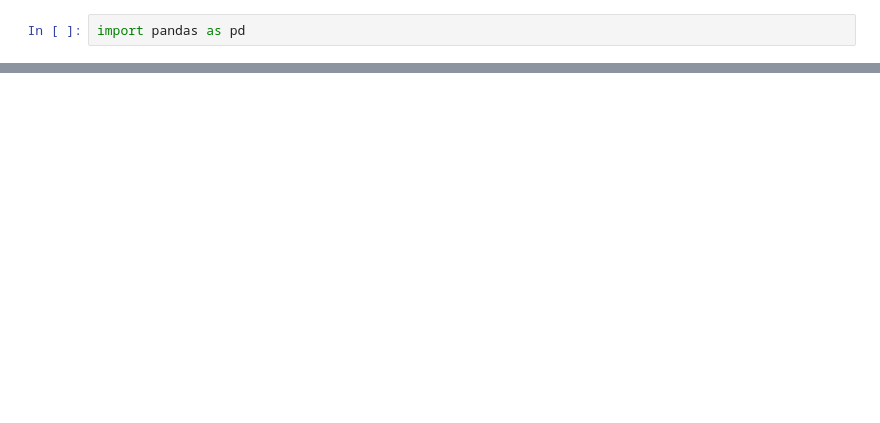
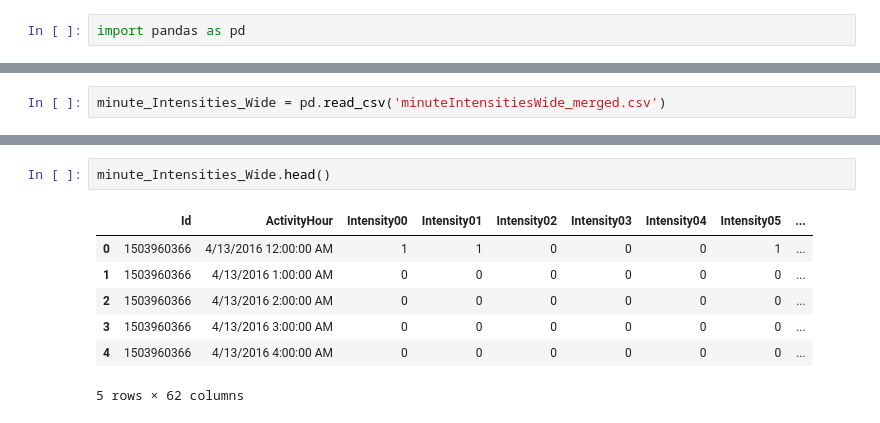
Before and after one commit to Pavan7248/Fitbit, a Jupyter notebook: main.ipynb, the cells around one changed output, grey strips where cells are left out. Cells and saved outputs as stored; diff of their text form; blank space fills up the shorter version.

```diff
--- a/main.ipynb
+++ b/main.ipynb
@@ -6,0 +31,2 @@ FileNotFoundError: [Errno 2] No such file or directory: '..\\Fitabase\\dailyActi
+# %%
+minute_Intensities_Wide = pd.read_csv('minuteIntensitiesWide_merged.csv')
@@ -6,0 +146,10 @@ FileNotFoundError: [Errno 2] No such file or directory: '..\\Fitabase\\dailyActi
+# %%
+minute_Intensities_Wide.head()
+# %% [output]
+|  | Id | ActivityHour | Intensity00 | Intensity01 | Intensity02 | Intensity03 | Intensity04 | Intensity05 | ... |
+| 0 | 1503960366 | 4/13/2016 12:00:00 AM | 1 | 1 | 0 | 0 | 0 | 1 | ... |
+| 1 | 1503960366 | 4/13/2016 1:00:00 AM | 0 | 0 | 0 | 0 | 0 | 0 | ... |
+| 2 | 1503960366 | 4/13/2016 2:00:00 AM | 0 | 0 | 0 | 0 | 0 | 0 | ... |
+| 3 | 1503960366 | 4/13/2016 3:00:00 AM | 0 | 0 | 0 | 0 | 0 | 0 | ... |
+| 4 | 1503960366 | 4/13/2016 4:00:00 AM | 0 | 0 | 0 | 0 | 0 | 0 | ... |
+5 rows × 62 columns
```
Also changed, not shown: parts of 42 cells of this notebook.
